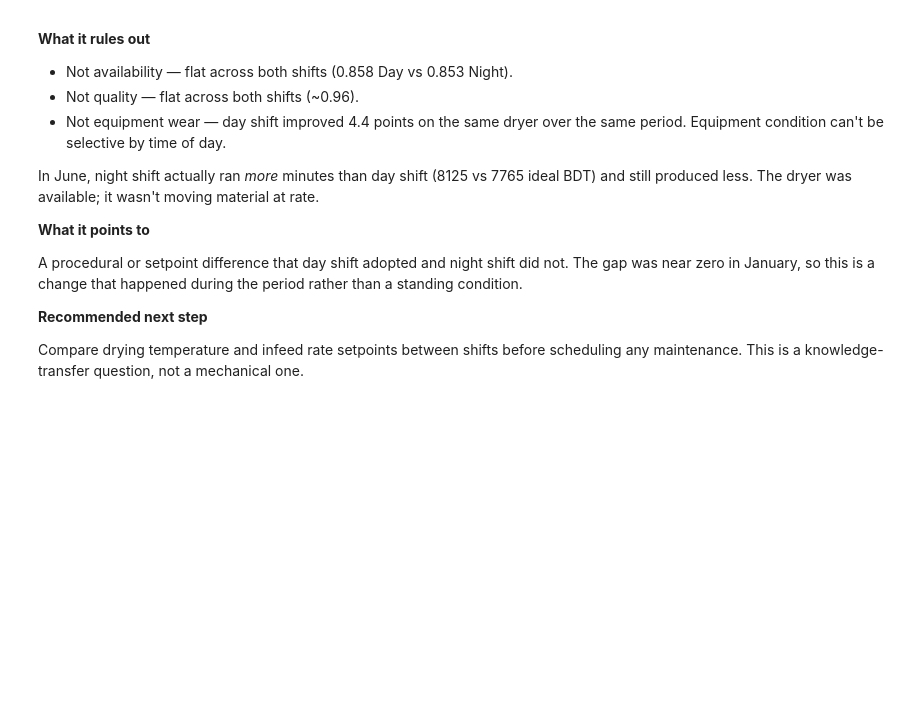
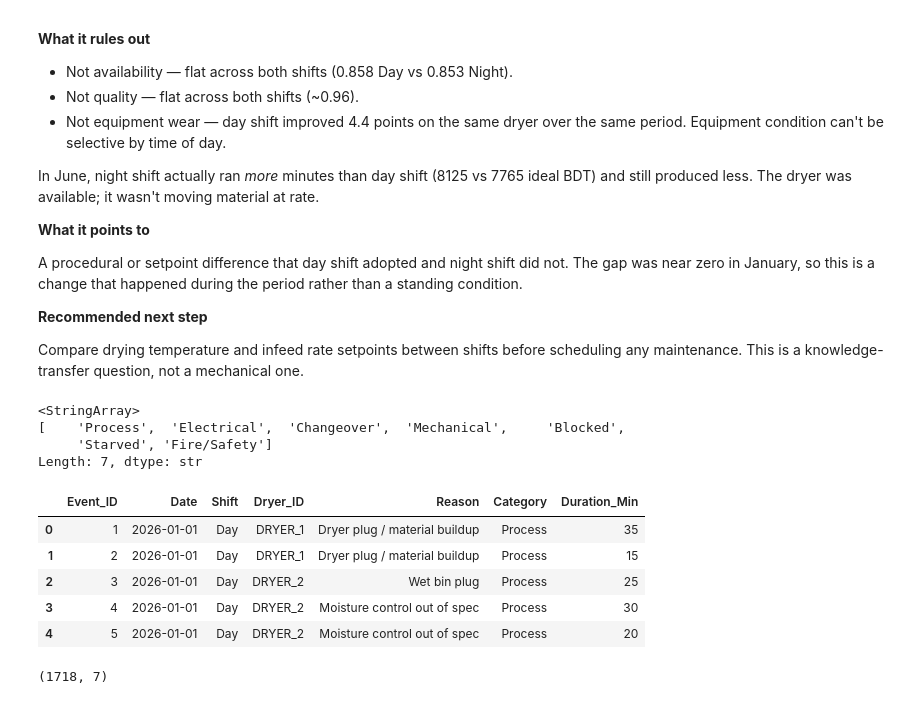
Before and after one commit to JZ412/Manufacturing-Analytics-Portfolio, a Jupyter notebook: module_2.ipynb, the cells around one changed output. Saved outputs shown, nothing was run; the diff lists cells and outputs as text; code cells hidden in the pictures; blank space fills up the shorter version.

```diff
--- a/module_2.ipynb
+++ b/module_2.ipynb
@@ -252,3 +252,27 @@ the period rather than a standing condition.
 Compare drying temperature and infeed rate setpoints between shifts before
 scheduling any maintenance. This is a knowledge-transfer question, not a
 mechanical one.
+# %%
+ev = pd.read_csv("data/osb_downtime_events.csv")
+ev.head()
+ev.shape
+ev.dtypes
+ev['Category'].unique()
+# %% [output]
+<StringArray>
+[    'Process',  'Electrical',  'Changeover',  'Mechanical',     'Blocked',
+     'Starved', 'Fire/Safety']
+Length: 7, dtype: str
+# %%
+ev.head()
+# %% [output]
+|  | Event_ID | Date | Shift | Dryer_ID | Reason | Category | Duration_Min |
+| 0 | 1 | 2026-01-01 | Day | DRYER_1 | Dryer plug / material buildup | Process | 35 |
+| 1 | 2 | 2026-01-01 | Day | DRYER_1 | Dryer plug / material buildup | Process | 15 |
+| 2 | 3 | 2026-01-01 | Day | DRYER_2 | Wet bin plug | Process | 25 |
+| 3 | 4 | 2026-01-01 | Day | DRYER_2 | Moisture control out of spec | Process | 30 |
+| 4 | 5 | 2026-01-01 | Day | DRYER_2 | Moisture control out of spec | Process | 20 |
+# %%
+ev.shape
+# %% [output]
+(1718, 7)
```
Also changed, not shown: parts of 3 cells of this notebook.
